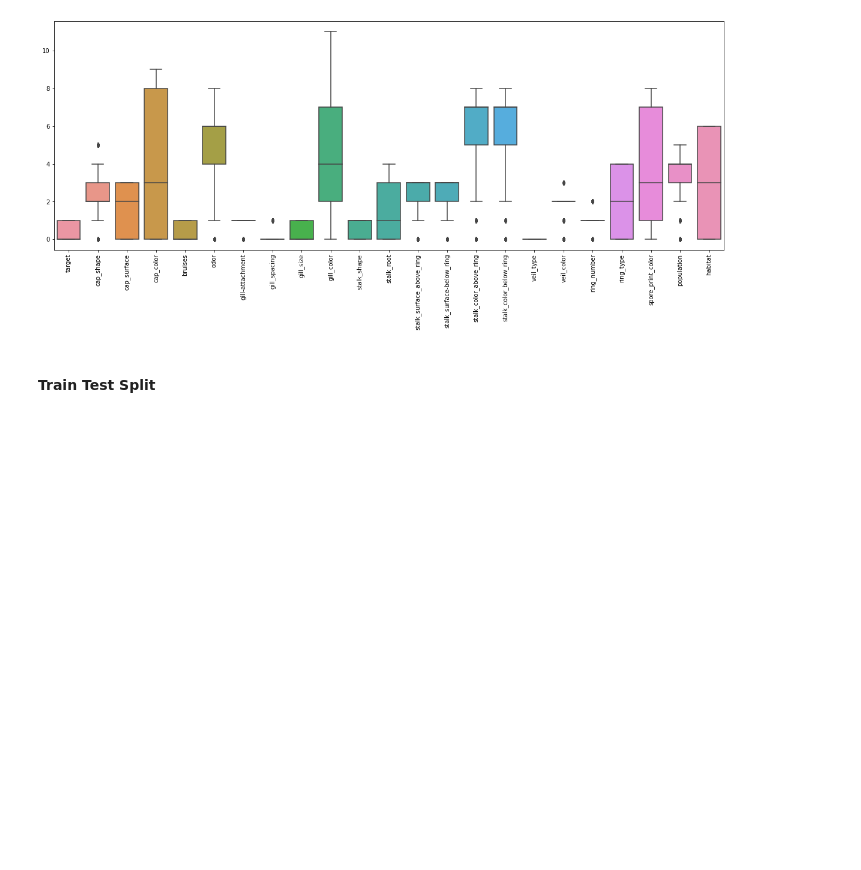
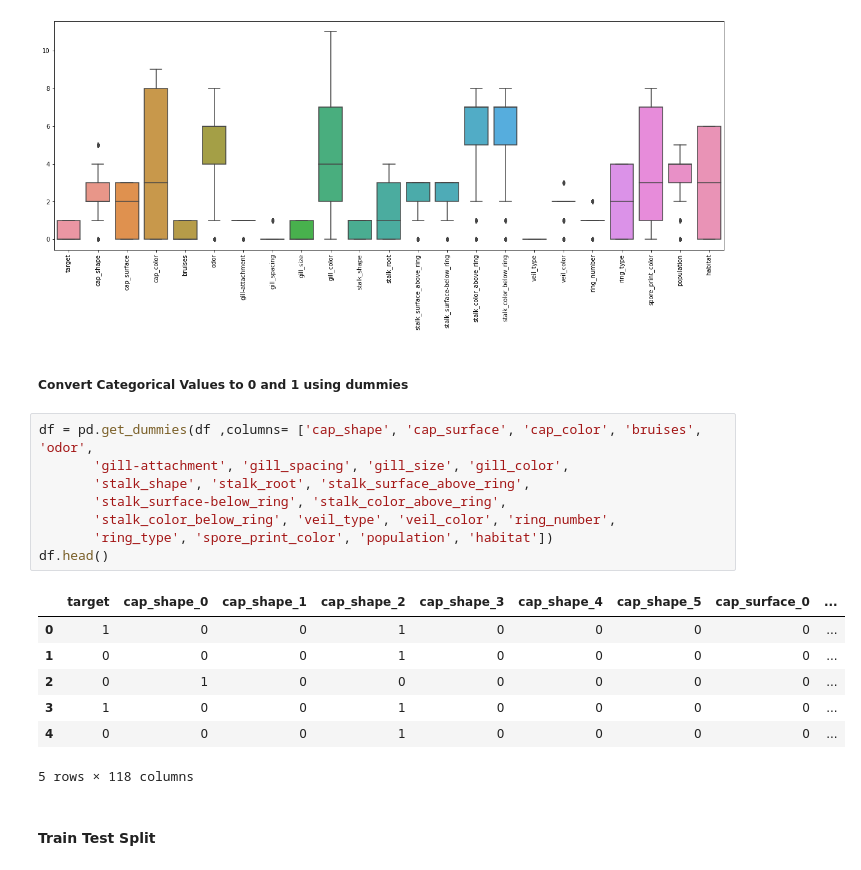
Before and after one commit to Nadda1004/Intro_Machine_learning, a Jupyter notebook: WeekendProject_Week_2/W2_D5_ML_Week2_Project_Dummies_01.ipynb, the cells around one changed output. Drawn from its saved outputs; the diff is of its cells as text; blank space fills up the shorter version.

```diff
--- a/WeekendProject_Week_2/W2_D5_ML_Week2_Project_Dummies_01.ipynb
+++ b/WeekendProject_Week_2/W2_D5_ML_Week2_Project_Dummies_01.ipynb
@@ -346,6 +346,24 @@ sns.boxplot(data = df)
 plt.xticks(rotation=90);
 # %% [output]
 [figure]
+# %% [markdown]
+##### Convert Categorical Values to 0 and 1 using dummies
+# %%
+df = pd.get_dummies(df ,columns= ['cap_shape', 'cap_surface', 'cap_color', 'bruises', 'odor',
+       'gill-attachment', 'gill_spacing', 'gill_size', 'gill_color',
+       'stalk_shape', 'stalk_root', 'stalk_surface_above_ring',
+       'stalk_surface-below_ring', 'stalk_color_above_ring',
+       'stalk_color_below_ring', 'veil_type', 'veil_color', 'ring_number',
+       'ring_type', 'spore_print_color', 'population', 'habitat'])
+df.head()
+# %% [output]
+|  | target | cap_shape_0 | cap_shape_1 | cap_shape_2 | cap_shape_3 | cap_shape_4 | cap_shape_5 | cap_surface_0 | ... |
+| 0 | 1 | 0 | 0 | 1 | 0 | 0 | 0 | 0 | ... |
+| 1 | 0 | 0 | 0 | 1 | 0 | 0 | 0 | 0 | ... |
+| 2 | 0 | 1 | 0 | 0 | 0 | 0 | 0 | 0 | ... |
+| 3 | 1 | 0 | 0 | 1 | 0 | 0 | 0 | 0 | ... |
+| 4 | 0 | 0 | 0 | 1 | 0 | 0 | 0 | 0 | ... |
+5 rows × 118 columns
 # %% [markdown]
 #### Train Test Split
 # %%
```
Also changed, not shown: parts of 19 cells of this notebook.
